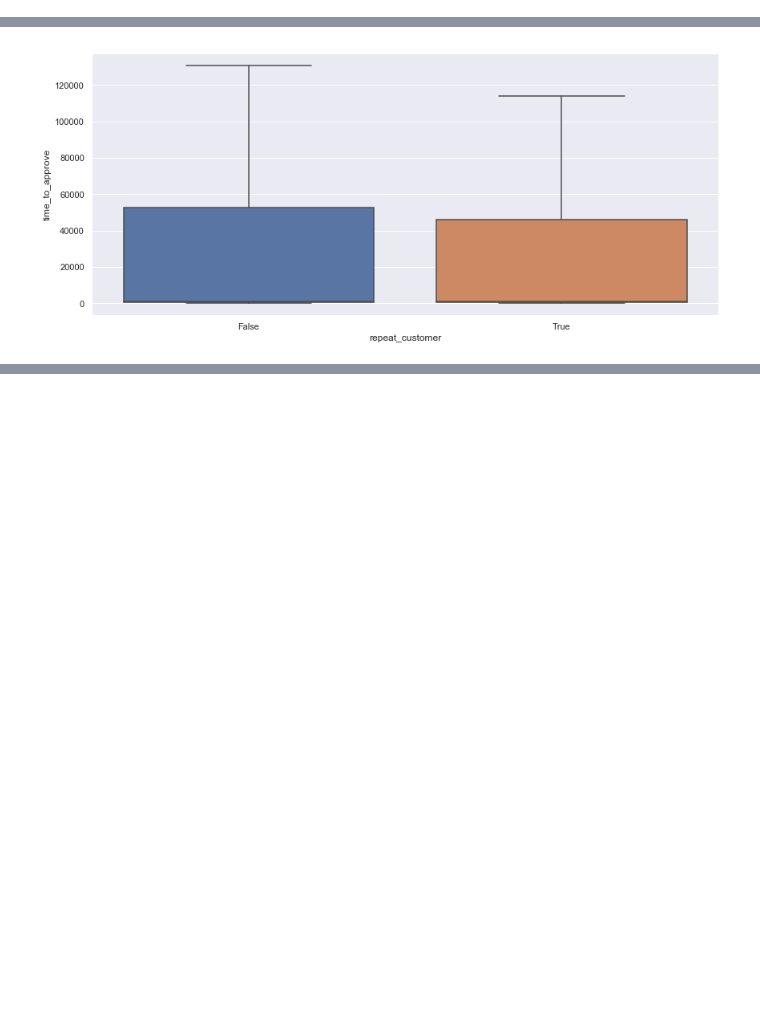
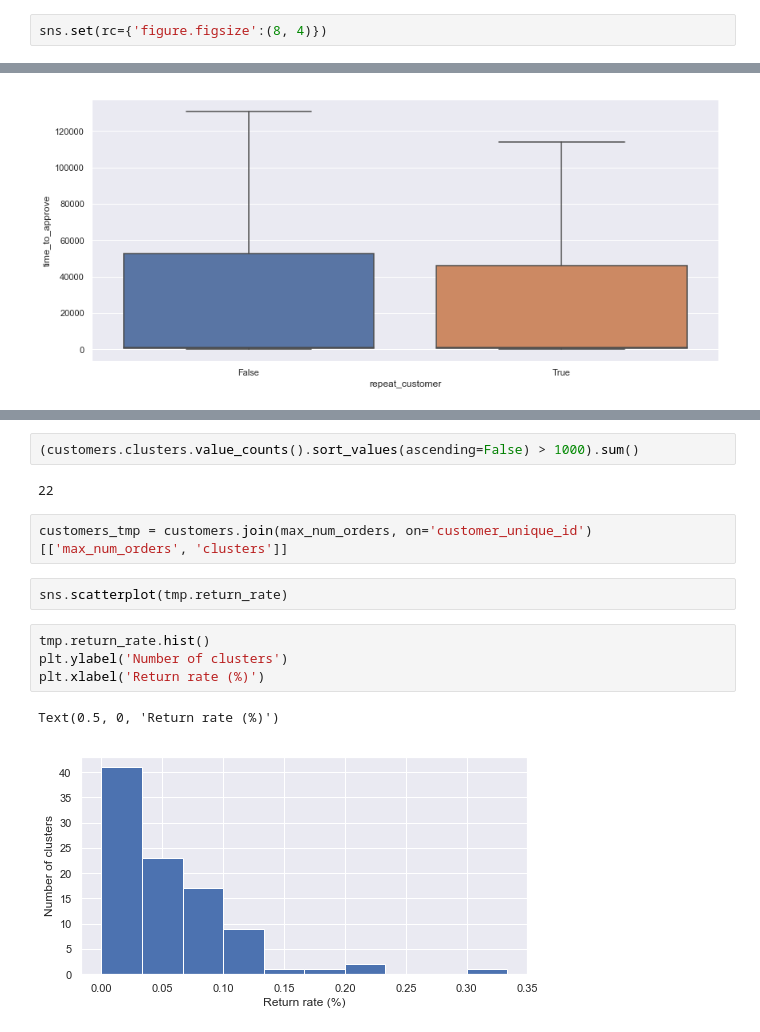
Before and after one commit to leeyenter/bt4211-project, a Jupyter notebook: Purchase Prediction - YT.ipynb, the cells around one changed output, grey strips where cells are left out. Saved outputs shown, nothing was run; the diff lists cells and outputs as text; blank space fills up the shorter version.

```diff
--- a/Purchase Prediction - YT.ipynb
+++ b/Purchase Prediction - YT.ipynb
@@ -645,3 +711,5 @@ numeric_columns
  'seller_id_nunique',
  'num_reviews',
  'avg_review']
+# %%
+sns.set(rc={'figure.figsize':(8, 4)})
@@ -1006,0 +1086,15 @@ sns.boxplot(orders.repeat_customer, orders.time_to_approve, showfliers=False)
+# %%
+(customers.clusters.value_counts().sort_values(ascending=False) > 1000).sum()
+# %% [output]
+22
+# %%
+customers_tmp = customers.join(max_num_orders, on='customer_unique_id')[['max_num_orders', 'clusters']]
+# %%
+sns.scatterplot(tmp.return_rate)
+# %%
+tmp.return_rate.hist()
+plt.ylabel('Number of clusters')
+plt.xlabel('Return rate (%)')
+# %% [output]
+Text(0.5, 0, 'Return rate (%)')
+[figure, added]
```
Also changed, not shown: parts of 23 cells of this notebook.
